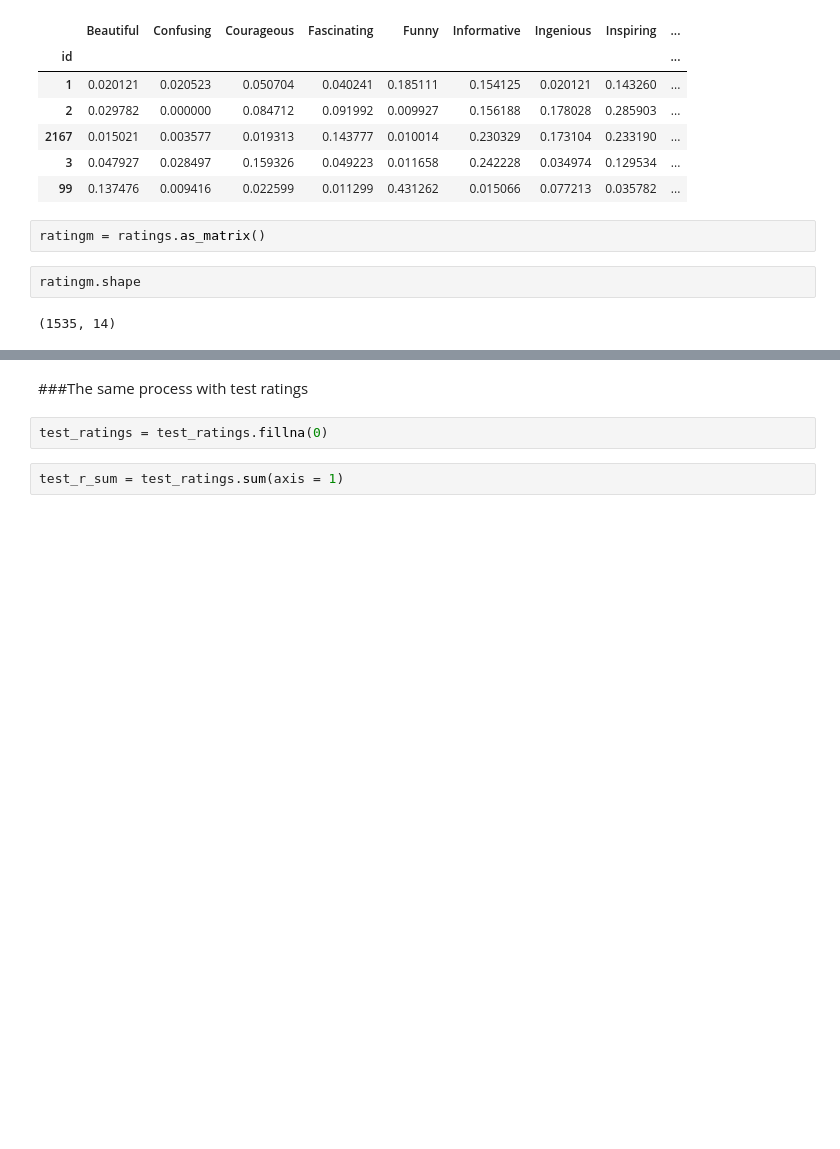
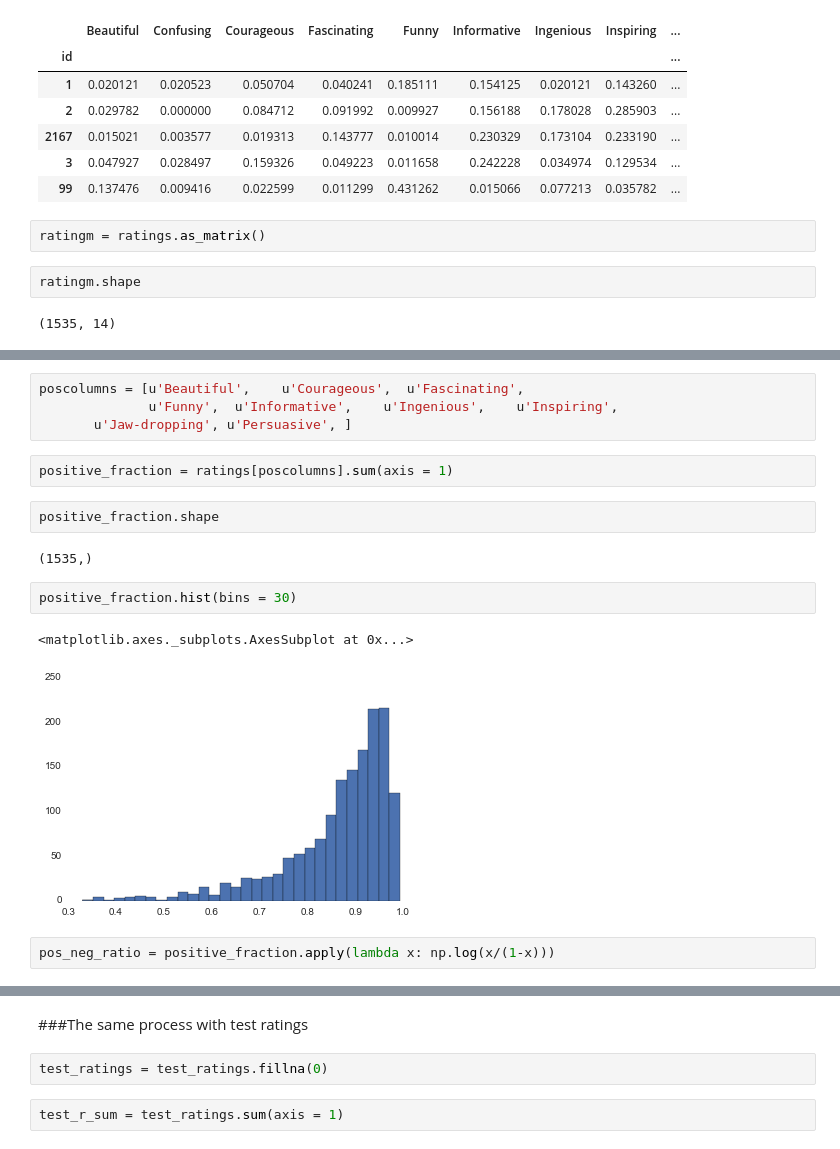
Before and after one commit to yesufeng/tedtalks, a Jupyter notebook: Ted_3_response.ipynb, the cells around one changed output, grey strips where cells are left out. Saved outputs shown, nothing was run; the diff lists cells and outputs as text; blank space fills up the shorter version.

```diff
--- a/Ted_3_response.ipynb
+++ b/Ted_3_response.ipynb
@@ -108,0 +119,17 @@ ratingm.shape
+# %%
+poscolumns = [u'Beautiful',    u'Courageous',  u'Fascinating',
+              u'Funny',  u'Informative',    u'Ingenious',    u'Inspiring',
+       u'Jaw-dropping', u'Persuasive', ]
+# %%
+positive_fraction = ratings[poscolumns].sum(axis = 1)
+# %%
+positive_fraction.shape
+# %% [output]
+(1535,)
+# %%
+positive_fraction.hist(bins = 30)
+# %% [output]
+<matplotlib.axes._subplots.AxesSubplot at 0x...>
+[figure, added]
+# %%
+pos_neg_ratio = positive_fraction.apply(lambda x: np.log(x/(1-x)))
```
Also changed, not shown: parts of 4 cells of this notebook, 9 other files.
